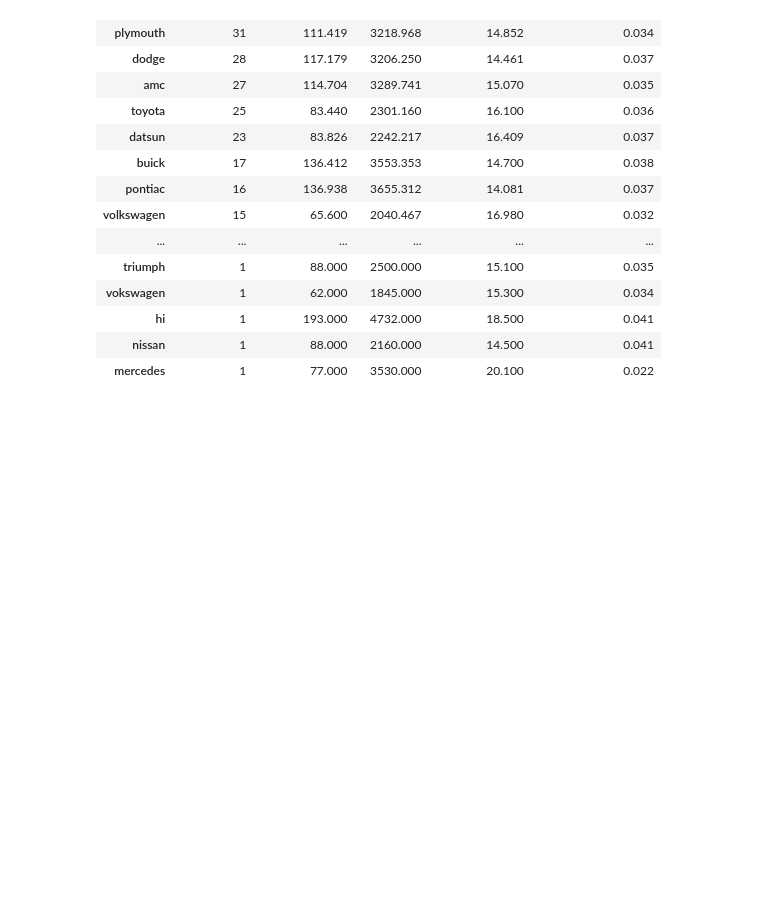
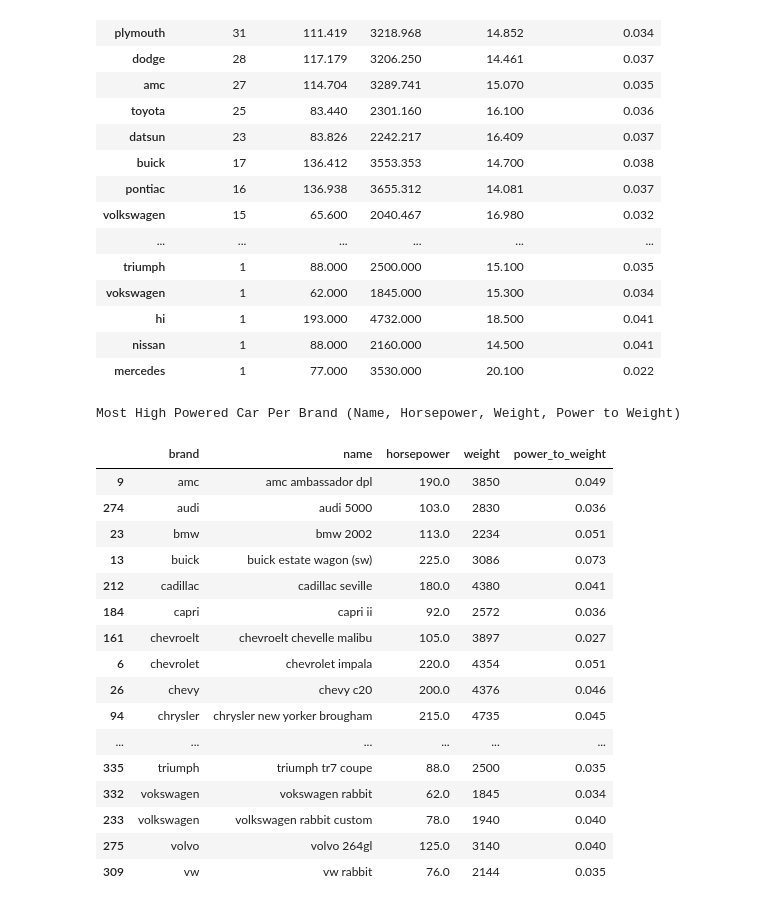
Before and after one commit to FlazeFy2/DS-Car_Information_Dataset, a Jupyter notebook: descriptive_statistic.ipynb, the cells around one changed output. Saved outputs shown, nothing was run; the diff lists cells and outputs as text; code cells hidden in the pictures; blank space fills up the shorter version.

Commit message:
[DS] Descriptive Statistic : Most High Powered Car Per Brand

```diff
--- a/descriptive_statistic.ipynb
+++ b/descriptive_statistic.ipynb
@@ -164,3 +164,58 @@ Total Vehicle, Avg Horsepower, Avg Weight, Avg Acceleration, Avg Power to Weight
 | hi | 1 | 193.000 | 4732.000 | 18.500 | 0.041 |
 | nissan | 1 | 88.000 | 2160.000 | 14.500 | 0.041 |
 | mercedes | 1 | 77.000 | 3530.000 | 20.100 | 0.022 |
+# %%
+import pandas as pd
+
+pd.set_option('display.max_columns', None)
+pd.set_option('display.expand_frame_repr', False)
+pd.set_option('display.width', 0)
+
+df = pd.read_csv("Automobile.csv")
+
+# Descriptive Statistic : Most High Powered Car Per Brand
+# Ensure numeric columns
+df['horsepower'] = pd.to_numeric(df['horsepower'], errors='coerce')
+df['weight'] = pd.to_numeric(df['weight'], errors='coerce')
+df['acceleration'] = pd.to_numeric(df['acceleration'], errors='coerce')
+
+# Drop missing important values
+df = df.dropna(subset=['name','horsepower','weight','model_year','acceleration'])
+
+# Extract brand from first word of car name
+df['brand'] = df['name'].str.split().str[0]
+
+# Power to weight ratio
+df['power_to_weight'] = df['horsepower'] / df['weight']
+
+# Select columns
+stats = df[['brand','name','horsepower','weight','power_to_weight']]
+
+# Find index of max horsepower per brand
+idx = stats.groupby('brand')['horsepower'].idxmax()
+brand_top_cars = stats.loc[idx, ['brand','name','horsepower','weight','power_to_weight']]
+brand_top_cars = brand_top_cars.sort_values(by='brand')
+
+# Round numeric cell
+brand_top_cars = brand_top_cars.round(3)
+
+display(brand_top_cars)
+# %% [output]
+Most High Powered Car Per Brand (Name, Horsepower, Weight, Power to Weight)
+|  | brand | name | horsepower | weight | power_to_weight |
+| 9 | amc | amc ambassador dpl | 190.0 | 3850 | 0.049 |
+| 274 | audi | audi 5000 | 103.0 | 2830 | 0.036 |
+| 23 | bmw | bmw 2002 | 113.0 | 2234 | 0.051 |
+| 13 | buick | buick estate wagon (sw) | 225.0 | 3086 | 0.073 |
+| 212 | cadillac | cadillac seville | 180.0 | 4380 | 0.041 |
+| 184 | capri | capri ii | 92.0 | 2572 | 0.036 |
+| 161 | chevroelt | chevroelt chevelle malibu | 105.0 | 3897 | 0.027 |
+| 6 | chevrolet | chevrolet impala | 220.0 | 4354 | 0.051 |
+| 26 | chevy | chevy c20 | 200.0 | 4376 | 0.046 |
+| 94 | chrysler | chrysler new yorker brougham | 215.0 | 4735 | 0.045 |
+| ... | ... | ... | ... | ... | ... |
+| 335 | triumph | triumph tr7 coupe | 88.0 | 2500 | 0.035 |
+| 332 | vokswagen | vokswagen rabbit | 62.0 | 1845 | 0.034 |
+| 233 | volkswagen | volkswagen rabbit custom | 78.0 | 1940 | 0.040 |
+| 275 | volvo | volvo 264gl | 125.0 | 3140 | 0.040 |
+| 309 | vw | vw rabbit | 76.0 | 2144 | 0.035 |
```
